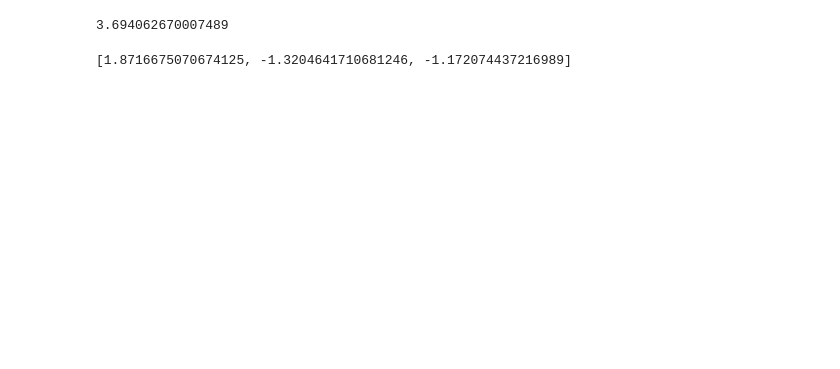
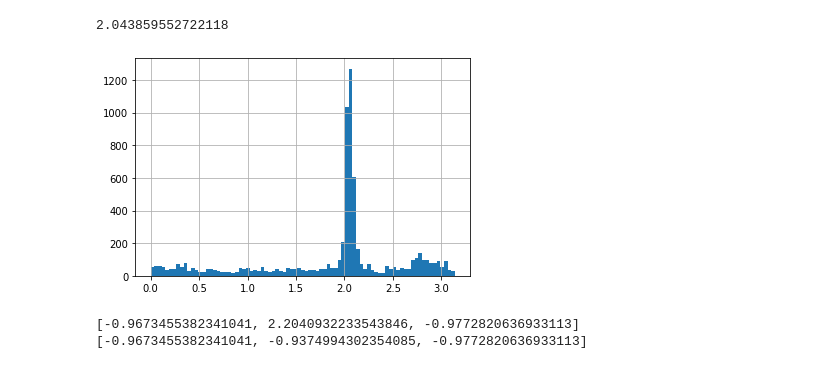
Before and after one commit to bilaljo/MiniPTI, a Jupyter notebook: notebooks/passepartout.ipynb, the cells around one changed output. Cells and saved outputs as stored; diff of their text form; code cells hidden in the pictures; blank space fills up the shorter version.

```diff
--- a/notebooks/passepartout.ipynb
+++ b/notebooks/passepartout.ipynb
@@ -143,19 +149,22 @@ plt.grid()
 # %%
 thetas = []
 
 for i in range(len(theta[1])):
     for j in range(4):
         thetas.append(theta_2[j][i])
 
 thetas.sort()
+thetas = list(filter(lambda x: x <= np.pi, thetas))
 n, bins, _ = plt.hist(thetas, bins=int(np.sqrt(len(thetas))))
 
 mode_index = n.argmax()
-print(2 * np.pi - bins[mode_index])
+print(bins[mode_index])
 
 #plt.plot(np.linspace(0, len(theta[0]), len(thetas)), thetas)
 plt.grid()
+plt.savefig("coupler_3.pdf")
 # plt.show()
 # %% [output]
-3.694062670007489
+2.043859552722118
+[figure, added]
 # %%
@@ -168,8 +177,10 @@ phi = []
 system_phase = []
 dc_scaled = []
 for i in range(3):
-    system_phase.append(np.mean(np.arctan2(AC_Y[i][1000:1200], AC_X[i][1000:1200])))
+    system_phase.append(np.mean(np.arctan2(AC_Y[i][1875:1950], AC_X[i][1875:1950])))
     dc_scaled.append(2 * (DC[i] - I_min[i]) / (I_max[i] - I_min[i]) - 1)
+print(system_phase)
+system_phase[1] -= np.pi
 print(system_phase)
 phases = []
 
@@ -177,8 +188,8 @@ x = []
 y = []
 X = []
 Y = []
-#theta= [0, 1.4178329530845706, 3.694062670007489]
-theta = [0, 1.49, 3.63]
+theta = [0, 2.0803681983050977, 4.201479257828236]
+
 for i in range(3):
     X.append(dc_scaled[i] * np.cos(theta[i]) + np.sqrt(1 - dc_scaled[i] ** 2) * np.sin(theta[i]))
     X.append(dc_scaled[i] * np.cos(theta[i]) - np.sqrt(1 - dc_scaled[i] ** 2) * np.sin(theta[i]))
@@ -203,7 +214,8 @@ for i in range(len(X[0])):
     x.append(np.mean([X[indices_x[0]][i], X[indices_x[1]][i], X[indices_x[2]][i]]))
     y.append(np.mean([Y[indices_y[0]][i], Y[indices_y[1]][i], Y[indices_y[2]][i]]))
 # %% [output]
-[1.8716675070674125, -1.3204641710681246, -1.172074437216989]
+[-0.9673455382341041, 2.2040932233543846, -0.9772820636933113]
+[-0.9673455382341041, -0.9374994302354085, -0.9772820636933113]
 # %%
 # TODO: Check phi
 phi = np.arctan2(y, x)
```
Also changed, not shown: parts of 13 cells of this notebook.
